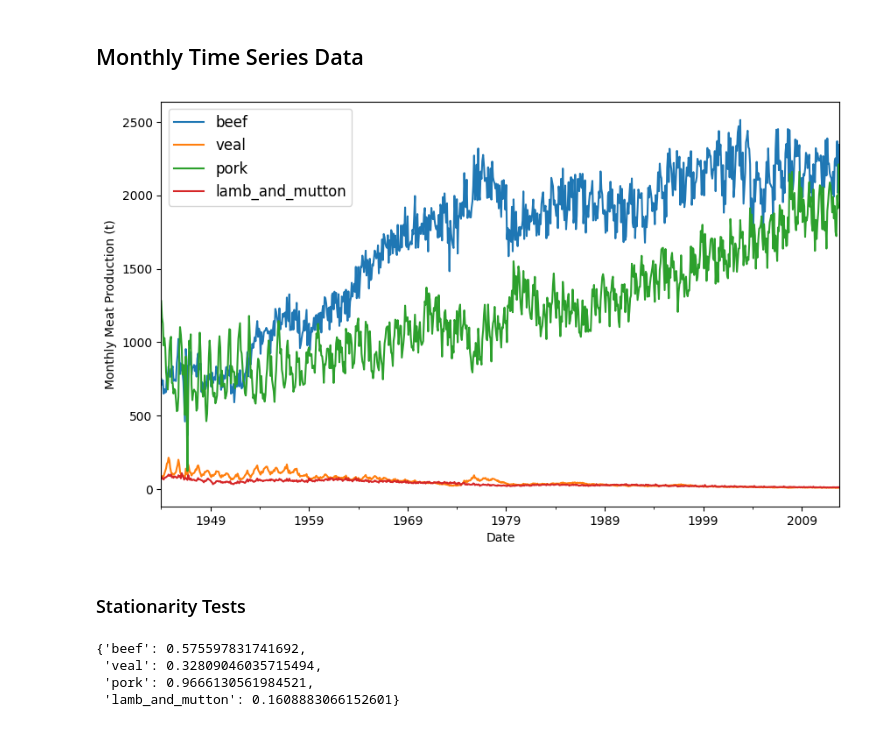
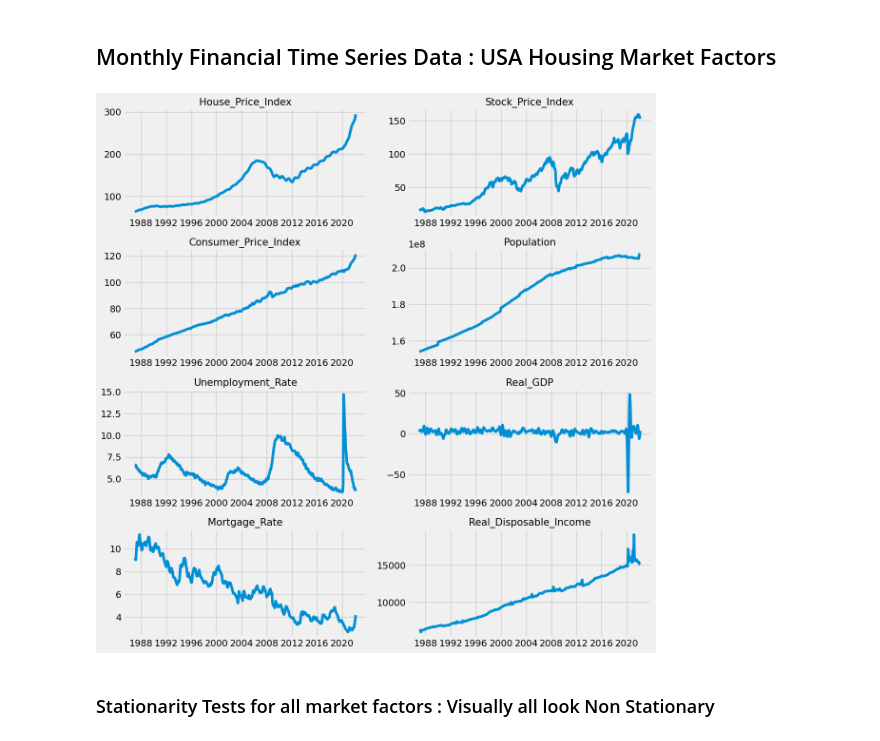
Before and after one commit to Karanpalshekhawat/world-quant-mfe, a Jupyter notebook: Course-3-Econometrics/Multivariate-time-series-analysis.ipynb, the cells around one changed output. Cells and saved outputs as stored; diff of their text form; code cells hidden in the pictures.

```diff
--- a/Course-3-Econometrics/Multivariate-time-series-analysis.ipynb
+++ b/Course-3-Econometrics/Multivariate-time-series-analysis.ipynb
@@ -2,26 +2,46 @@
 import pandas as pd
 import numpy as np
 import statsmodels.api as sm
+import seaborn as sns
 
 import matplotlib.pyplot as plt
 from matplotlib import rcParams
 from statsmodels.tsa.stattools import adfuller
+
+color_pal = sns.color_palette()
+plt.style.use('fivethirtyeight')
 # %% [markdown]
-## Monthly Time Series Data
+## Monthly Financial Time Series Data : USA Housing Market Factors
 # %%
-dataset_path = r"https://s3.amazonaws.com/assets.datacamp.com/production/course_5226/datasets/ch4_meat.csv"
-df = pd.read_csv(dataset_path, parse_dates=["date"])
-df = df[['date', 'beef', 'veal', 'pork', 'lamb_and_mutton']]
-df = df.set_index('date')
+dataset_path = r"https://raw.githubusercontent.com/Karanpalshekhawat/world-quant-mfe/main/Monthly_Macroeconomic_Factors.csv"
+df = pd.read_csv(dataset_path, parse_dates=["Date"])
+df = df.set_index('Date')
-# %%
-df.plot(figsize=(10, 6))
-plt.legend(fontsize="large")
-plt.xlabel("Date")
-plt.ylabel("Monthly Meat Production (t)");
-# %% [output]
-[figure, removed]
-# %% [markdown]
-### Stationarity Tests
+# %%
+fig, axes = plt.subplots(nrows=4, ncols=2, figsize=(12, 12))
+axes[0, 0].plot(df.index, df['House_Price_Index'])
+axes[0, 1].plot(df.index, df['Stock_Price_Index'])
+axes[1, 0].plot(df.index, df['Consumer_Price_Index'])
+axes[1, 1].plot(df.index, df['Population'])
+axes[2, 0].plot(df.index, df['Unemployment_Rate'])
+axes[2, 1].plot(df.index, df['Real_GDP'])
+axes[3, 0].plot(df.index, df['Mortgage_Rate'])
+axes[3, 1].plot(df.index, df['Real_Disposable_Income'])
+
+# Add titles and labels
+axes[0, 0].set_title('House_Price_Index', fontsize=15)
+axes[0, 1].set_title('Stock_Price_Index', fontsize=15)
+axes[1, 0].set_title('Consumer_Price_Index', fontsize=15)
+axes[1, 1].set_title('Population', fontsize=15)
+axes[2, 0].set_title('Unemployment_Rate', fontsize=15)
+axes[2, 1].set_title('Real_GDP', fontsize=15)
+axes[3, 0].set_title('Mortgage_Rate', fontsize=15)
+axes[3, 1].set_title('Real_Disposable_Income', fontsize=15)
+plt.tight_layout()
+plt.show()
+# %% [output]
+[figure, added]
+# %% [markdown]
+### Stationarity Tests for all market factors : Visually all look Non Stationary
 # %%
 p_values_dict = {}
 for col in df.columns:
@@ -29,8 +49 @@ for col in df.columns:
     p_values_dict[col] = adf_test[1]
-# %%
-p_values_dict
-# %% [output]
-{'beef': 0.575597831741692,
- 'veal': 0.32809046035715494,
- 'pork': 0.9666130561984521,
- 'lamb_and_mutton': 0.1608883066152601}
```
Also changed, not shown: parts of 8 cells of this notebook.
